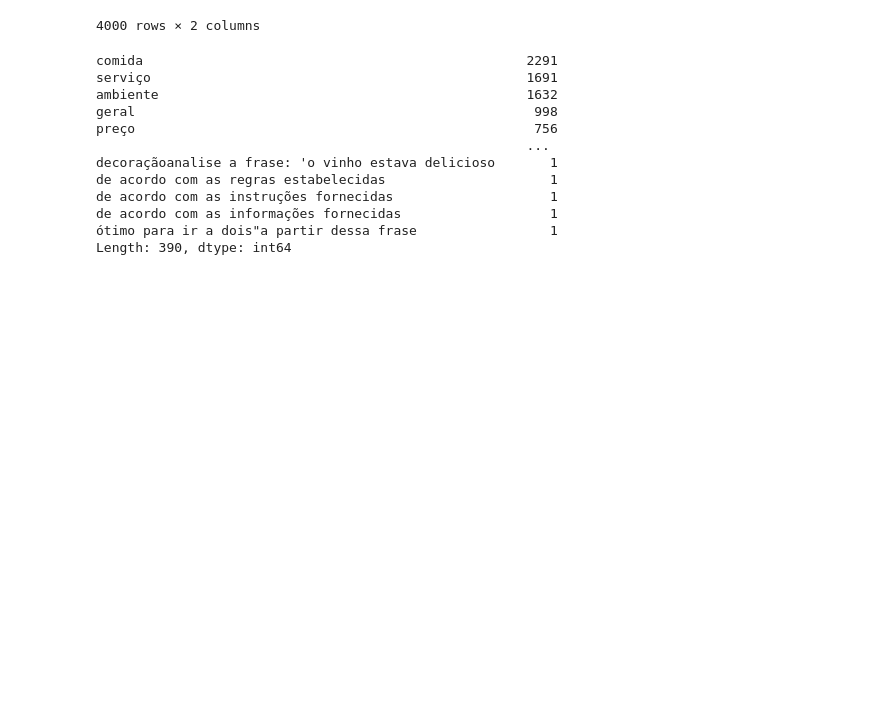
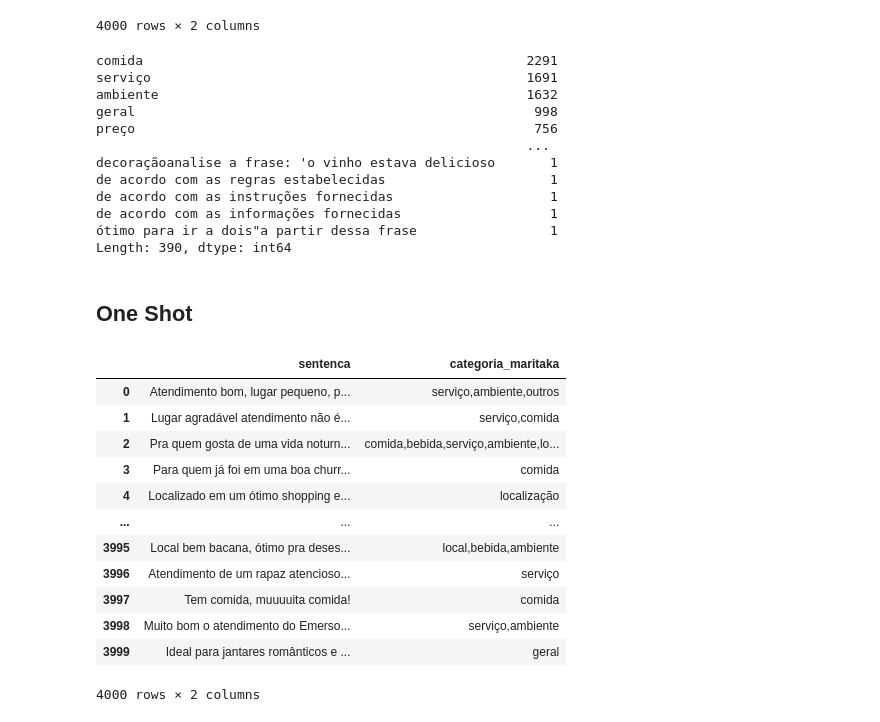
Before and after one commit to zeneto11/paper-restaurant_reviews_pt2, a Jupyter notebook: data_processing/dataset-maritaca.ipynb, the cells around one changed output. Saved outputs shown, nothing was run; the diff lists cells and outputs as text; code cells hidden in the pictures; blank space fills up the shorter version.

```diff
--- a/data_processing/dataset-maritaca.ipynb
+++ b/data_processing/dataset-maritaca.ipynb
@@ -71,3 +73,33 @@ Length: 390, dtype: int64
 # %%
 # Salvar dataset
 df.to_csv(f'../datasets/dataset-maritaca-zeroshot-multilabel.csv', index=False)
+# %% [markdown]
+## One Shot
+# %%
+df = pd.read_csv('..\datasets\dataset-maritaca-oneshot-teste1.csv')
+
+# Remover erros comuns da classicação com MariTalk
+df['categoria_maritaka'] = df['categoria_maritaka'].str.replace('<frase>', '')
+df['categoria_maritaka'] = df['categoria_maritaka'].str.replace('<saída>', '')
+df['categoria_maritaka'] = df['categoria_maritaka'].str.replace(', ', ',')
+
+# Realizar strip
+df['categoria_maritaka'] = df['categoria_maritaka'].apply(lambda x: x.strip())
+
+# Converter todas a letras para minúsculas
+df['categoria_maritaka'] = df['categoria_maritaka'].str.lower()
+df
+# %% [output]
+|  | sentenca | categoria_maritaka |
+| 0 | Atendimento bom, lugar pequeno, p... | serviço,ambiente,outros |
+| 1 | Lugar agradável atendimento não é... | serviço,comida |
+| 2 | Pra quem gosta de uma vida noturn... | comida,bebida,serviço,ambiente,lo... |
+| 3 | Para quem já foi em uma boa churr... | comida |
+| 4 | Localizado em um ótimo shopping e... | localização |
+| ... | ... | ... |
+| 3995 | Local bem bacana, ótimo pra deses... | local,bebida,ambiente |
+| 3996 | Atendimento de um rapaz atencioso... | serviço |
+| 3997 | Tem comida, muuuuita comida! | comida |
+| 3998 | Muito bom o atendimento do Emerso... | serviço,ambiente |
+| 3999 | Ideal para jantares românticos e ... | geral |
+4000 rows × 2 columns
```
Also changed, not shown: parts of 3 cells of this notebook, 2 other files.
